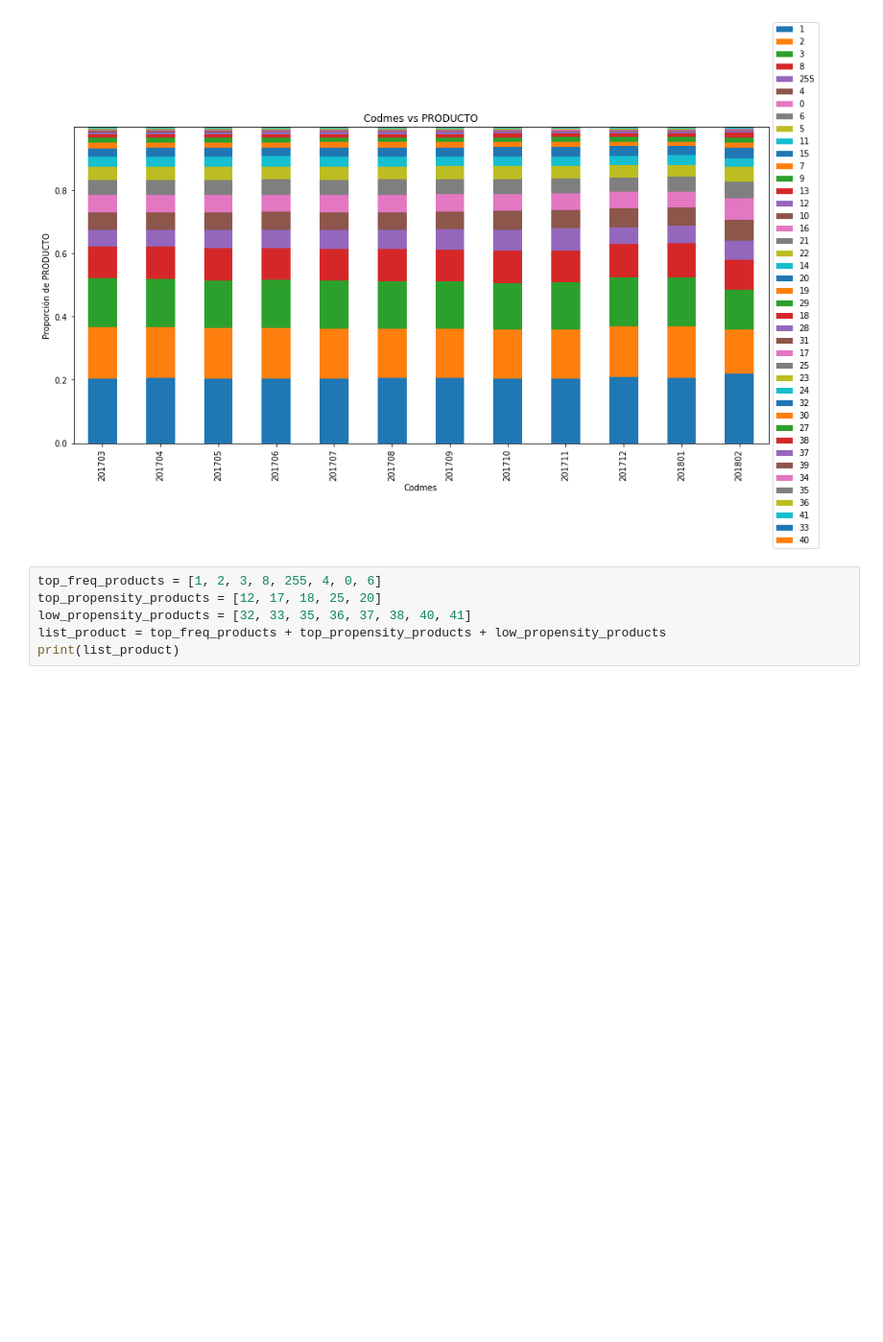
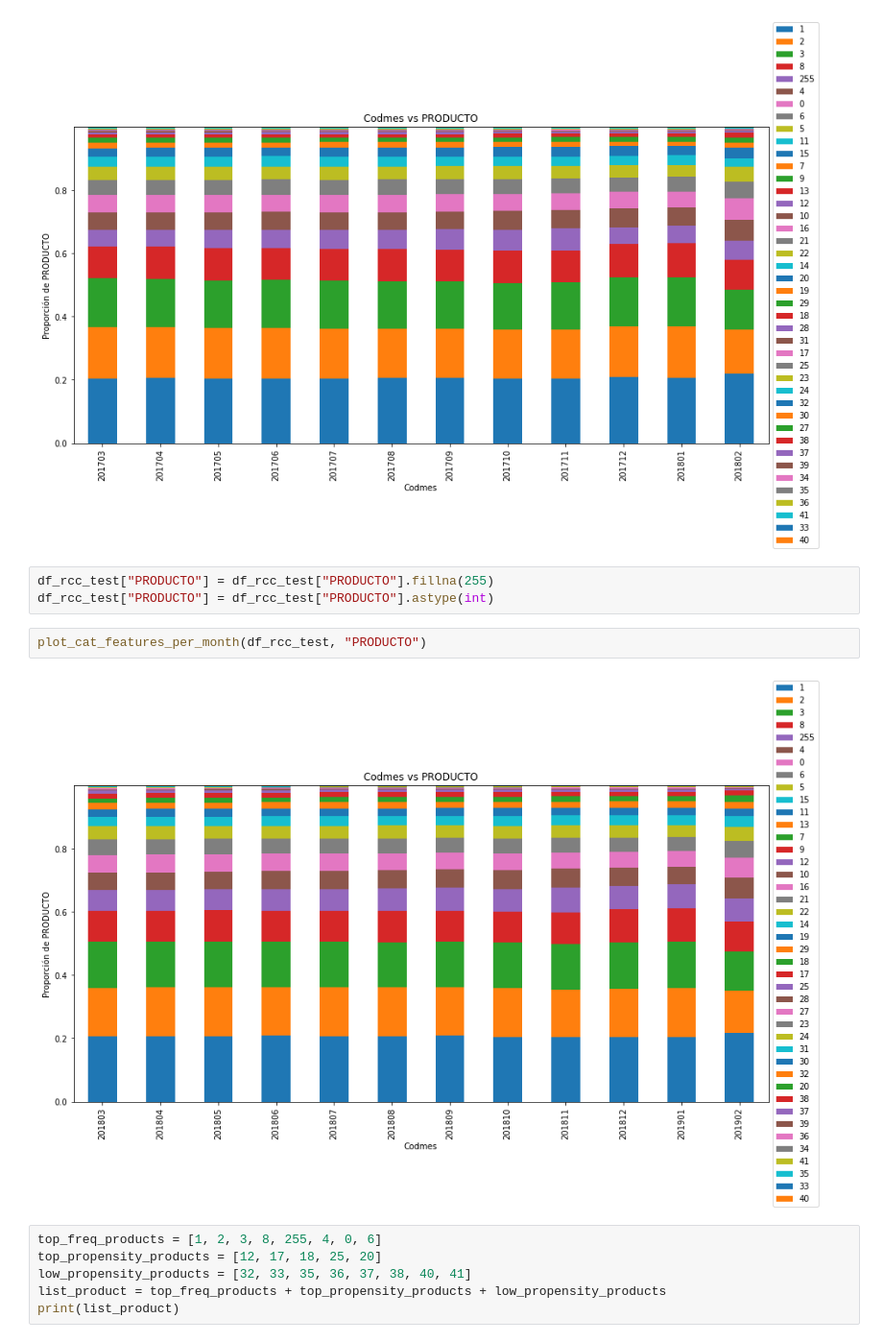
Before and after one commit to mlaricobar/solution-datathon-interbank-2020, a Jupyter notebook: [02] EDA - Datasets.ipynb, the cells around one changed output. Shown at 96% size. Cells and saved outputs as stored; diff of their text form; blank space fills up the shorter version.

```diff
--- a/[02] EDA - Datasets.ipynb
+++ b/[02] EDA - Datasets.ipynb
@@ -184,6 +203,13 @@ def plot_cat_features_per_month(df_all, cat_col):
 plot_cat_features_per_month(df_rcc_train, "PRODUCTO")
 # %% [output]
 [figure]
+# %%
+df_rcc_test["PRODUCTO"] = df_rcc_test["PRODUCTO"].fillna(255)
+df_rcc_test["PRODUCTO"] = df_rcc_test["PRODUCTO"].astype(int)
+# %%
+plot_cat_features_per_month(df_rcc_test, "PRODUCTO")
+# %% [output]
+[figure, added]
 # %%
 top_freq_products = [1, 2, 3, 8, 255, 4, 0, 6]
 top_propensity_products = [12, 17, 18, 25, 20]
```
Also changed, not shown: parts of 2 cells of this notebook.
